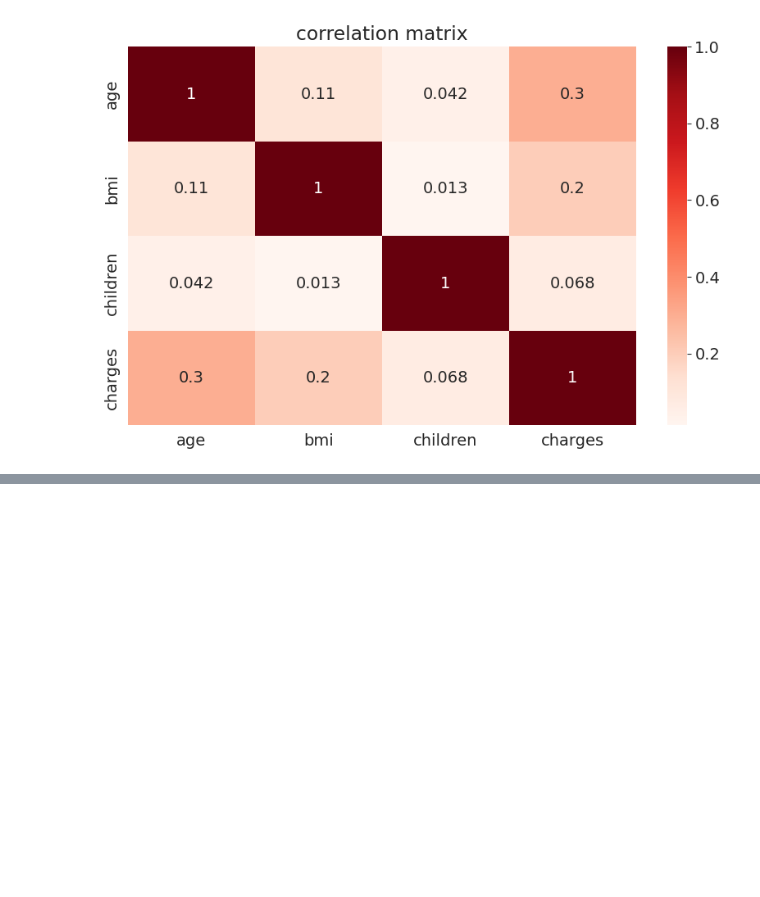
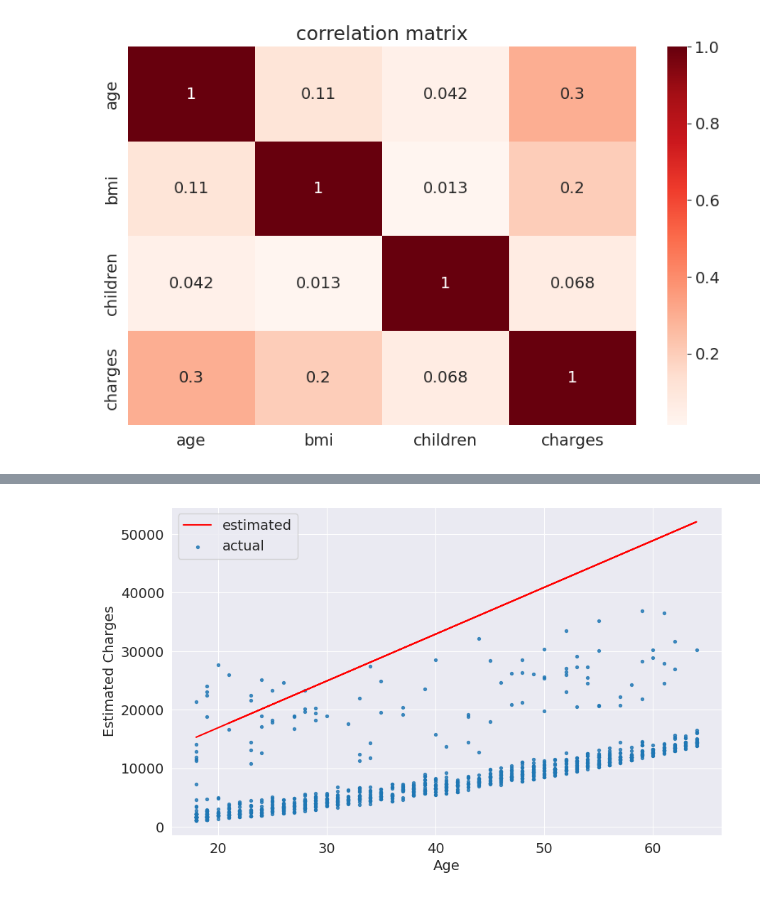
Before and after one commit to 404saugat404/sklearn, a Jupyter notebook: Linear Regression and Gradient Descent/scikitlearn1.ipynb, the cells around one changed output, grey strips where cells are left out. Saved outputs shown, nothing was run; the diff lists cells and outputs as text; code cells hidden in the pictures; blank space fills up the shorter version.

```diff
--- a/Linear Regression and Gradient Descent/scikitlearn1.ipynb
+++ b/Linear Regression and Gradient Descent/scikitlearn1.ipynb
@@ -292,0 +380,19 @@ Text(0.5, 1.0, 'correlation matrix')
+# %%
+def update(w,b):
+  ages=non_smoker_df.age
+  target=non_smoker_df.charges
+
+  estimate_charges=estimate(ages,w,b)
+  plt.plot(ages,estimate_charges,'r')
+
+  plt.scatter(
+      ages,target,
+      s=8,alpha=0.8
+  )
+  plt.xlabel('Age')
+  plt.ylabel('Estimated Charges')
+  plt.legend(['estimated','actual'])
+# %%
+update(800,900)
+# %% [output]
+[figure, added]
```
Also changed, not shown: parts of 41 cells of this notebook.
